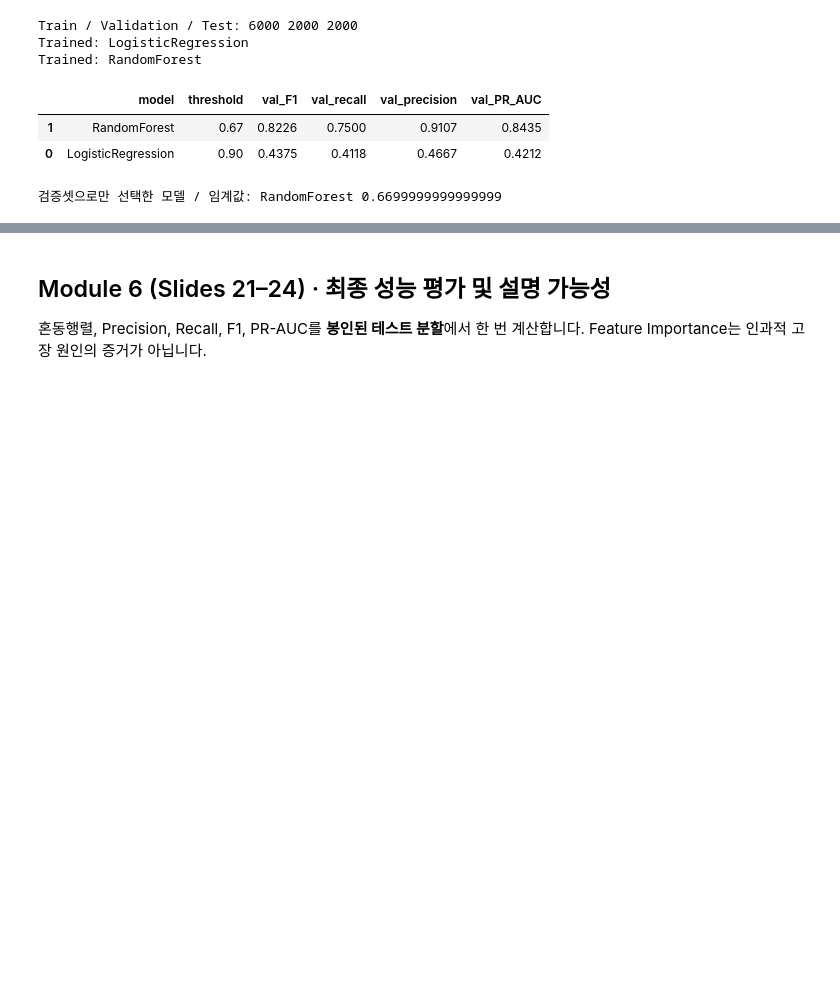
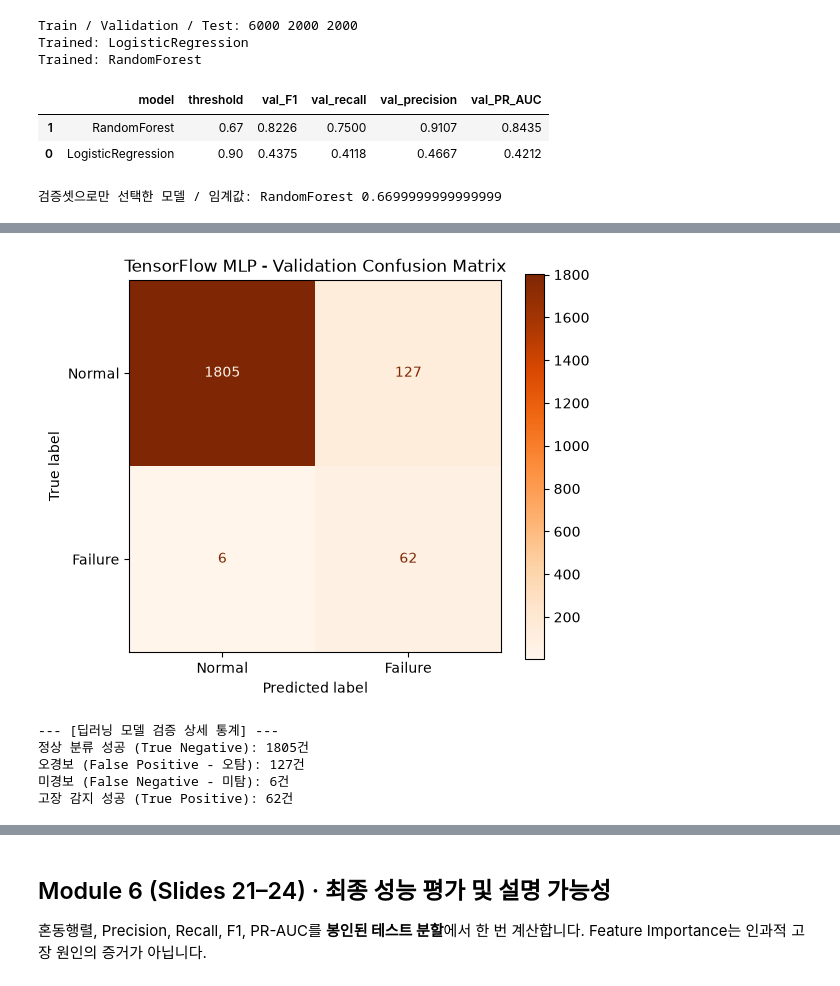
Before and after one commit to JSJeong-me/LG-Capstone-2026, a Jupyter notebook: LG_AI4I_2020_8Modules_SmartFactory_Lab.ipynb, the cells around one changed output, grey strips where cells are left out. Cells and saved outputs as stored; diff of their text form; code cells hidden in the pictures; blank space fills up the shorter version.

```diff
--- a/LG_AI4I_2020_8Modules_SmartFactory_Lab.ipynb
+++ b/LG_AI4I_2020_8Modules_SmartFactory_Lab.ipynb
@@ -380,0 +550,27 @@ print('검증셋으로만 선택한 모델 / 임계값:',chosen_name,chosen_thre
+# %%
+from sklearn.metrics import confusion_matrix, ConfusionMatrixDisplay
+import matplotlib.pyplot as plt
+
+# 1. 검증 데이터셋에 대한 딥러닝 모델 예측 확률값 및 클래스 분류 계산
+val_preds_prob = nn_model.predict(X_val_p).ravel()
+val_preds = (val_preds_prob >= 0.5).astype(int)
+
+# 2. Confusion Matrix 계산
+cm_nn = confusion_matrix(y_val, val_preds)
+
+# 3. 시각화
+plt.figure(figsize=(6, 5))
+disp = ConfusionMatrixDisplay(confusion_matrix=cm_nn, display_labels=['Normal', 'Failure'])
+disp.plot(cmap='Oranges', ax=plt.gca())
+plt.title('TensorFlow MLP - Validation Confusion Matrix')
+plt.grid(False)
+plt.show()
+
+# 4. 세부 분류 지표 출력
+tn, fp, fn, tp = cm_nn.ravel()
+print(f"--- [딥러닝 모델 검증 상세 통계] ---")
+print(f"정상 분류 성공 (True Negative): {tn}건")
+print(f"오경보 (False Positive - 오탐): {fp}건")
+print(f"미경보 (False Negative - 미탐): {fn}건")
+print(f"고장 감지 성공 (True Positive): {tp}건")
+# %% [output]
@@ -380,0 +578,6 @@ print('검증셋으로만 선택한 모델 / 임계값:',chosen_name,chosen_thre
+[figure, added]
+--- [딥러닝 모델 검증 상세 통계] ---
+정상 분류 성공 (True Negative): 1805건
+오경보 (False Positive - 오탐): 127건
+미경보 (False Negative - 미탐): 6건
+고장 감지 성공 (True Positive): 62건
```
Also changed, not shown: parts of 13 cells of this notebook.
